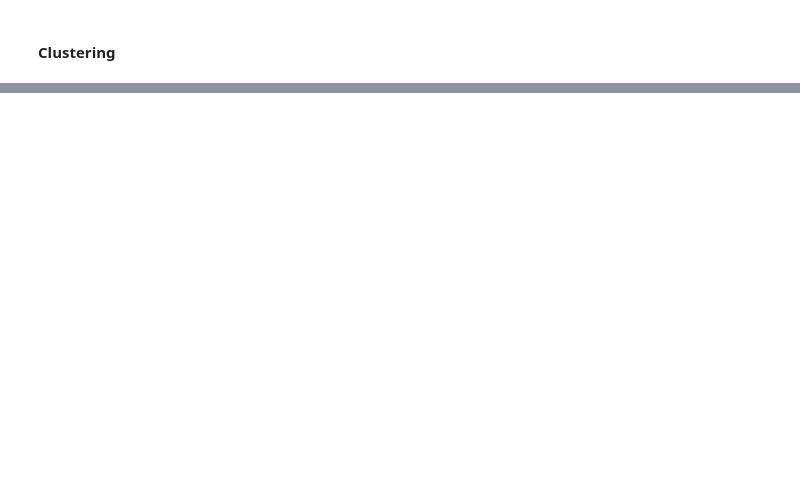
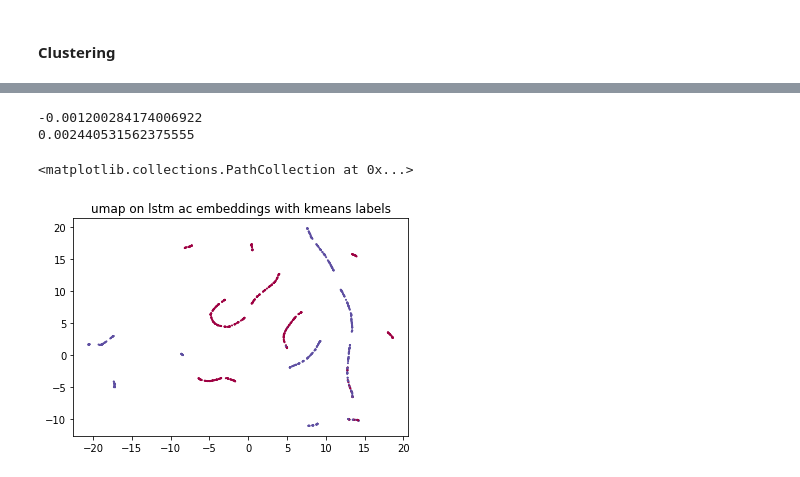
Before and after one commit to vtsch/mt-vt, a Jupyter notebook: 07_embeddings_kmeans_irregular.ipynb, the cells around one changed output, grey strips where cells are left out. Drawn from its saved outputs; the diff is of its cells as text; code cells hidden in the pictures; blank space fills up the shorter version.

Commit message:
add adjusted rand index & final models for 10.06.

```diff
--- a/07_embeddings_kmeans_irregular.ipynb
+++ b/07_embeddings_kmeans_irregular.ipynb
@@ -728,5 +799,15 @@ plt.show()
+# %%
+umap_2d = umapt(encoded_data_ac_lstm)
+print(adjusted_rand_score(y_test, kmeans_labels))
+print(adjusted_rand_score(y_test, dtwkmeans_labels))
+# %% [output]
+-0.001200284174006922
+0.002440531562375555
 # %%
-umap_2d = umapt(encoded_data_ac_lstm)
-plt.title("umap on lstm ac embeddings with original labels")
-plt.scatter(umap_2d[:, 0], umap_2d[:, 1], c=y_train, s=0.1, cmap='Spectral')
+plt.title("umap on lstm ac embeddings with kmeans labels")
+plt.scatter(umap_2d[:, 0], umap_2d[:, 1], c=kmeans_labels, s=1, cmap='Spectral')
+#adjusted_rand_score(y_test, kmeans_labels)
+# %% [output]
+<matplotlib.collections.PathCollection at 0x...>
+[figure, added]
 # %%
```
Also changed, not shown: parts of 30 cells of this notebook.
